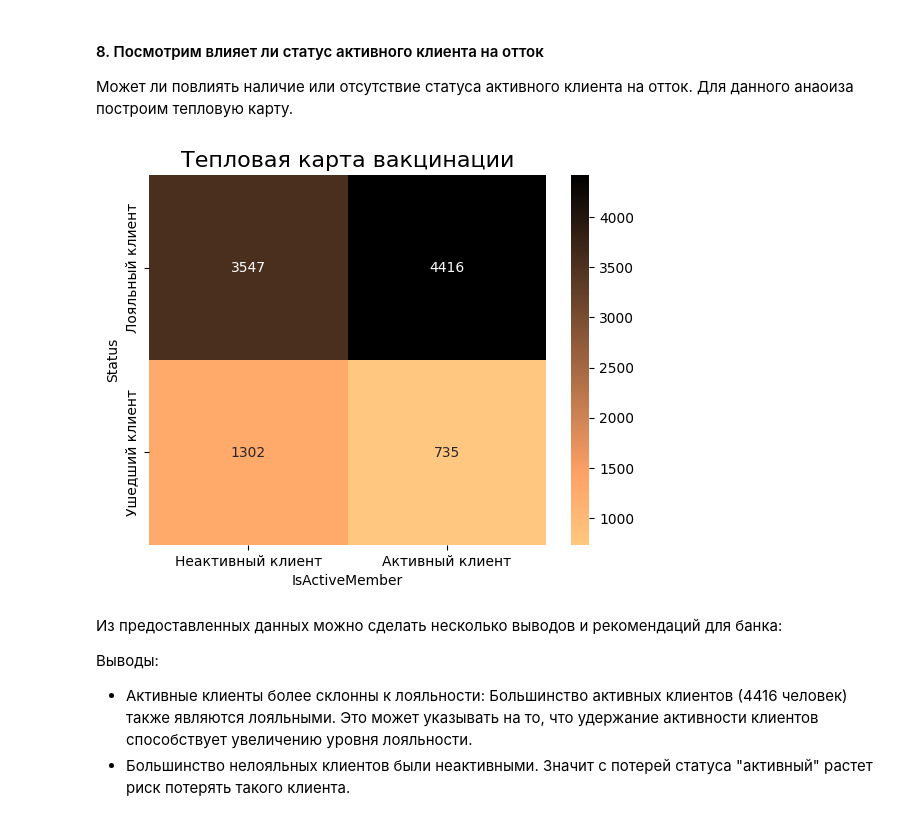
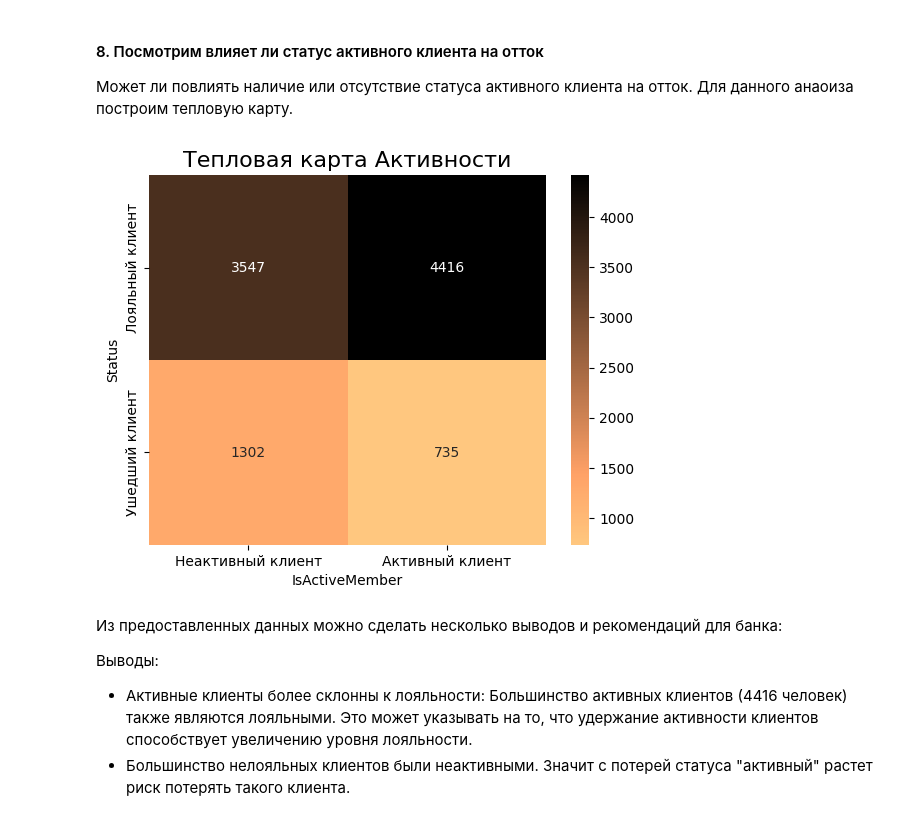
Before and after one commit to Twi1ightFox/Customer_churn_analysis_bank, a Jupyter notebook: analysis_outflow_bank _custom.ipynb, the cells around one changed output. Saved outputs shown, nothing was run; the diff lists cells and outputs as text; code cells hidden in the pictures.

```diff
--- a/analysis_outflow_bank _custom.ipynb
+++ b/analysis_outflow_bank _custom.ipynb
@@ -468,13 +467,13 @@ plt.show()
 # %%
 c = churn_data.groupby(['Status', 'IsActiveMember'])['IsActiveMember'].count().unstack()
 heatmap = sns.heatmap(data=c,
                     cmap='copper_r',
                     annot=True,
                     fmt='1')
-heatmap.set_title('Тепловая карта вакцинации', fontsize=16)
+heatmap.set_title('Тепловая карта Активности', fontsize=16)
 heatmap.set_xticklabels(['Неактивный клиент', 'Активный клиент']);
 # %% [output]
-[figure, old version]
+[figure, new version]
 # %% [markdown]
 Из предоставленных данных можно сделать несколько выводов и рекомендаций для банка:
 
```
Also changed, not shown: parts of 2 cells of this notebook, 12 other files.
